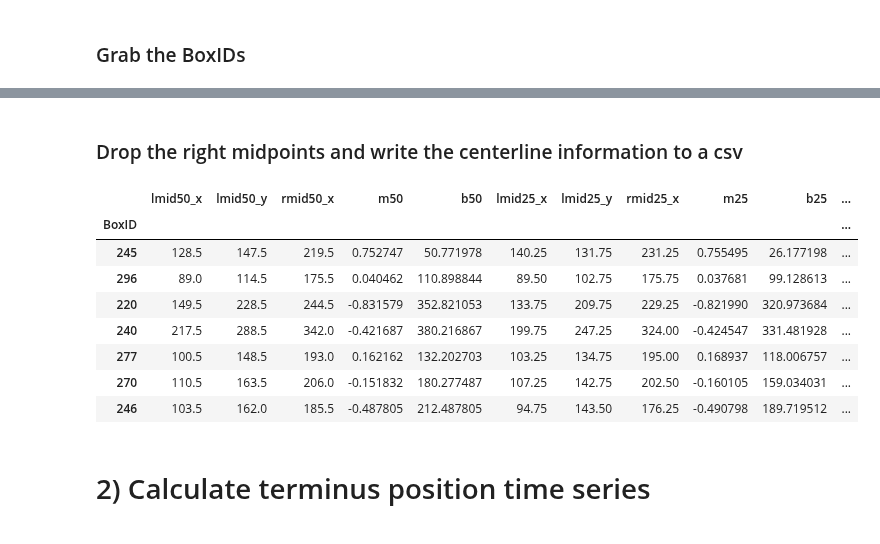
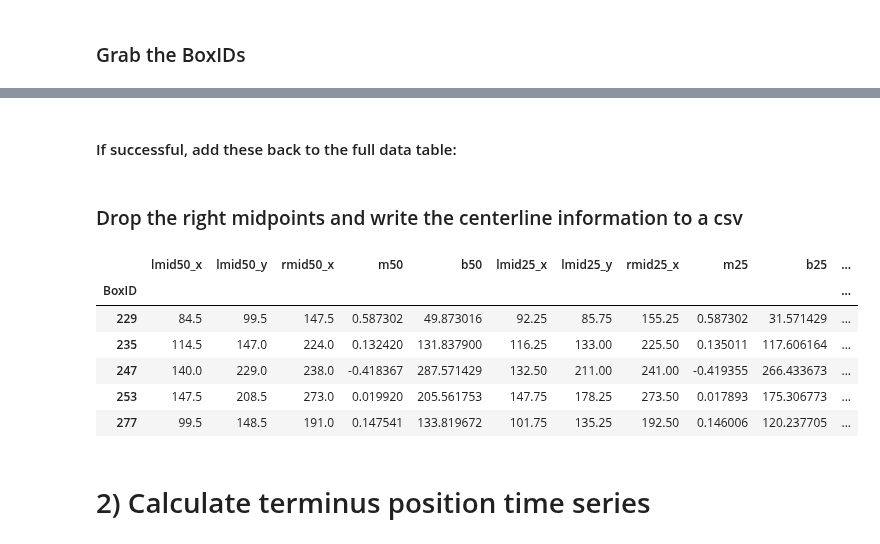
Before and after one commit to jukesliu/automated-glacier-terminus, a Jupyter notebook: 3_AnalyzeResults.ipynb, the cells around one changed output, grey strips where cells are left out. Saved outputs shown, nothing was run; the diff lists cells and outputs as text; code cells hidden in the pictures.

```diff
--- a/3_AnalyzeResults.ipynb
+++ b/3_AnalyzeResults.ipynb
@@ -158,35 +265,6 @@ for BoxID in BoxIDs:
         bottomleft = [166.0, 426.0]
         topright = [386.0, 169.0]
         bottomright = [435.0, 239.0]
-    elif BoxID == '245':
-        topright = [np.max(xindices), yindices[np.where(xindices == np.max(xindices))[0][0]]]
-        xy = xindices*yindices
-        min_xy_i = np.where(xy == np.nanmin(xy))[0][0]  #Find the x and y pair corresponding to that lowest xy
-        topleft = [xindices[min_xy_i], yindices[min_xy_i]]
-
-        max_xy = np.nanmax(xy)
-        max_xy_i = np.where(xy == max_xy)[0][0]
-        bottomright = [xindices[max_xy_i], yindices[max_xy_i]]
-
-        y_x = yindices/xindices
-        max_y_x = np.nanmax(y_x) #Find the highest y/x value
-        max_y_x_i = np.where(y_x == max_y_x)[0][0]
-        bottomleft = [xindices[max_y_x_i], yindices[max_y_x_i]]
-    elif BoxID == '220':
-        xy = xindices*yindices
-        min_xy_i = np.where(xy == np.nanmin(xy))[0][0]  #Find the x and y pair corresponding to that lowest xy
-        topleft = [xindices[min_xy_i], yindices[min_xy_i]]
-        bottomleft = [xindices[np.where(yindices == np.max(yindices))[0][0]], np.max(yindices)]
-        bottomright = [np.max(xindices), yindices[np.where(xindices == np.max(xindices))[0][0]]]
-        x_y = xindices/yindices
-        max_x_y = np.nanmax(x_y)  # find highest x/y value
-        max_x_y_i = np.where(x_y == max_x_y)[0][0]  #Find the x, y pair correpsonding to the maximum x/y using the index
-        topright = [xindices[max_x_y_i], yindices[max_x_y_i]]
-    elif BoxID == '277':
-        topleft = [106.0, 121.0]
-        topright = [197.0, 137.0]
-        bottomleft = [95.0, 176.0]
-        bottomright = [189.0, 190.0]
     else:
         #1A) FIND THE TOP LEFT COORDINATES (min x and min y)
         xy = xindices*yindices
@@ -249,7 +327,7 @@ for BoxID in BoxIDs:
     slope_75.append(m075); intercept_75.append(b075)
 
 # create a dataframe
-total_df = pd.DataFrame(list(zip(boxes, midpoints_x, midpoints_y, midpoints_r_x, midpoints_r_y, slope_50,
+df2 = pd.DataFrame(list(zip(boxes, midpoints_x, midpoints_y, midpoints_r_x, midpoints_r_y, slope_50,
                                  intercept_50, mids_l025_x, mids_l025_y, mids_r025_x, mids_r025_y, slope_25,
                                  intercept_25, mids_l075_x, mids_l075_y, mids_r075_x, mids_r075_y, slope_75,
                                 intercept_75)),
@@ -257,8 +335,8 @@ total_df = pd.DataFrame(list(zip(boxes, midpoints_x, midpoints_y, midpoints_r_x,
                                  'lmid25_x', 'lmid25_y','rmid25_x','rmid25_y', 'm25', 'b25',
                                  'lmid75_x', 'lmid75_y', 'rmid75_x','rmid75_y', 'm75', 'b75'])
 
-total_df = total_df.drop_duplicates().set_index('BoxID')
-total_df
+df2 = df2.set_index('BoxID')
+df2
 # %% [output]
 |  | lmid50_x | lmid50_y | rmid50_x | rmid50_y | m50 | b50 | lmid25_x | lmid25_y | rmid25_x | rmid25_y | ... |
 | BoxID |  |  |  |  |  |  |  |  |  |  | ... |
@@ -297,17 +373,20 @@ NameError: name 'boxes_xcoords' is not defined
+# %% [markdown]
+#### If successful, add these back to the full data table:
+# %%
+total_df = pd.concat([total_df, df2])
 # %% [markdown]
 ### Drop the right midpoints and write the centerline information to a csv
 # %%
-total_df = total_df.drop(['rmid50_y', 'rmid25_y', 'rmid75_y'], axis=1)
-total_df.head(10)
+# total_df = total_df.drop(['rmid50_y', 'rmid25_y', 'rmid75_y'], axis=1)
+total_df = total_df.drop(['295'])
+total_df
 # %% [output]
 |  | lmid50_x | lmid50_y | rmid50_x | m50 | b50 | lmid25_x | lmid25_y | rmid25_x | m25 | b25 | ... |
 | BoxID |  |  |  |  |  |  |  |  |  |  | ... |
-| 245 | 128.5 | 147.5 | 219.5 | 0.752747 | 50.771978 | 140.25 | 131.75 | 231.25 | 0.755495 | 26.177198 | ... |
-| 296 | 89.0 | 114.5 | 175.5 | 0.040462 | 110.898844 | 89.50 | 102.75 | 175.75 | 0.037681 | 99.128613 | ... |
-| 220 | 149.5 | 228.5 | 244.5 | -0.831579 | 352.821053 | 133.75 | 209.75 | 229.25 | -0.821990 | 320.973684 | ... |
-| 240 | 217.5 | 288.5 | 342.0 | -0.421687 | 380.216867 | 199.75 | 247.25 | 324.00 | -0.424547 | 331.481928 | ... |
-| 277 | 100.5 | 148.5 | 193.0 | 0.162162 | 132.202703 | 103.25 | 134.75 | 195.00 | 0.168937 | 118.006757 | ... |
-| 270 | 110.5 | 163.5 | 206.0 | -0.151832 | 180.277487 | 107.25 | 142.75 | 202.50 | -0.160105 | 159.034031 | ... |
-| 246 | 103.5 | 162.0 | 185.5 | -0.487805 | 212.487805 | 94.75 | 143.50 | 176.25 | -0.490798 | 189.719512 | ... |
+| 229 | 84.5 | 99.5 | 147.5 | 0.587302 | 49.873016 | 92.25 | 85.75 | 155.25 | 0.587302 | 31.571429 | ... |
+| 235 | 114.5 | 147.0 | 224.0 | 0.132420 | 131.837900 | 116.25 | 133.00 | 225.50 | 0.135011 | 117.606164 | ... |
+| 247 | 140.0 | 229.0 | 238.0 | -0.418367 | 287.571429 | 132.50 | 211.00 | 241.00 | -0.419355 | 266.433673 | ... |
+| 253 | 147.5 | 208.5 | 273.0 | 0.019920 | 205.561753 | 147.75 | 178.25 | 273.50 | 0.017893 | 175.306773 | ... |
+| 277 | 99.5 | 148.5 | 191.0 | 0.147541 | 133.819672 | 101.75 | 135.25 | 192.50 | 0.146006 | 120.237705 | ... |
 # %%
 # change filename as desired
```
Also changed, not shown: parts of 21 cells of this notebook, 6 other files.
